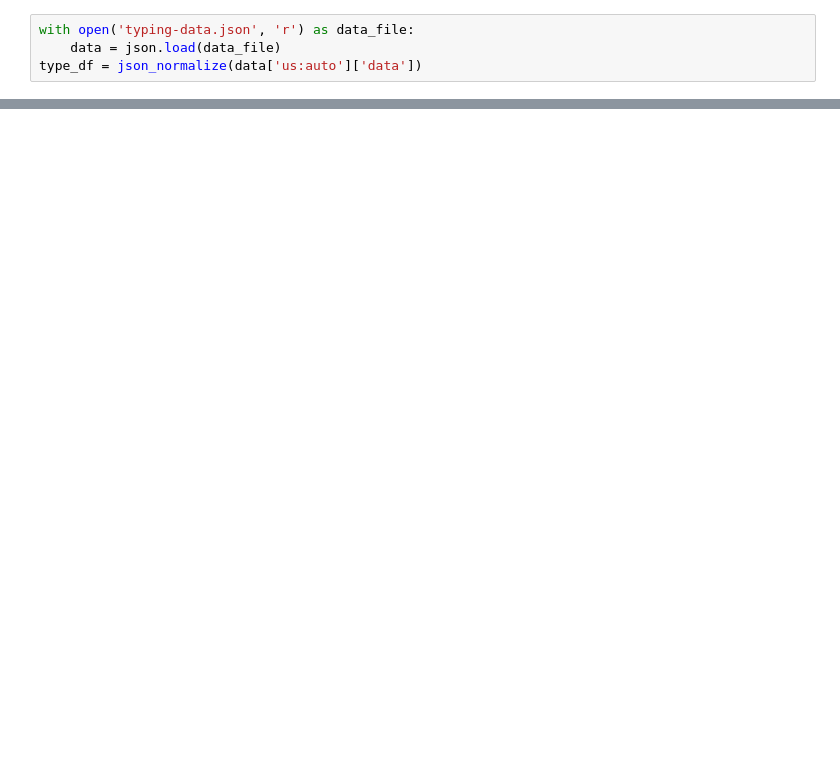
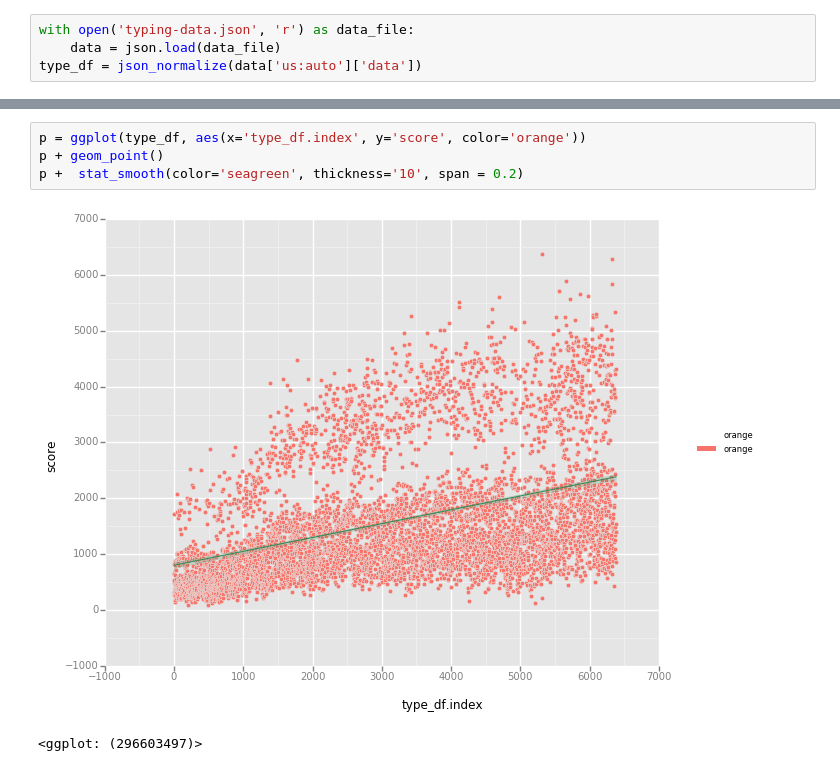
Before and after one commit to lguerdan/type-training, a Jupyter notebook: typingData.ipynb, the cells around one changed output, grey strips where cells are left out. Drawn from its saved outputs; the diff is of its cells as text; blank space fills up the shorter version.

Commit message:
add scatterplot and correlation matrix

```diff
--- a/typingData.ipynb
+++ b/typingData.ipynb
@@ -80,0 +67,7 @@ plt.show()
+# %%
+p = ggplot(type_df, aes(x='type_df.index', y='score', color='orange'))
+p + geom_point()
+p +  stat_smooth(color='seagreen', thickness='10', span = 0.2)
+# %% [output]
+[figure, added]
+<ggplot: (296603497)>
```
Also changed, not shown: parts of 8 cells of this notebook.
